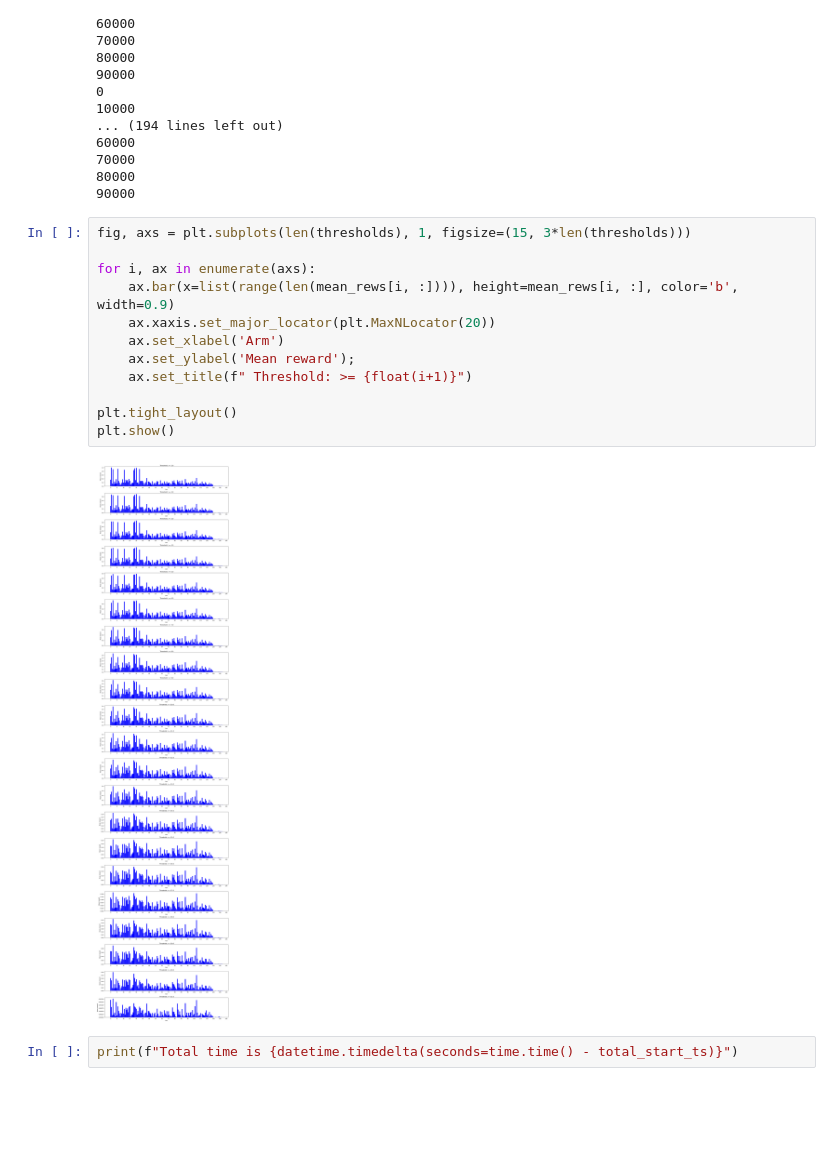
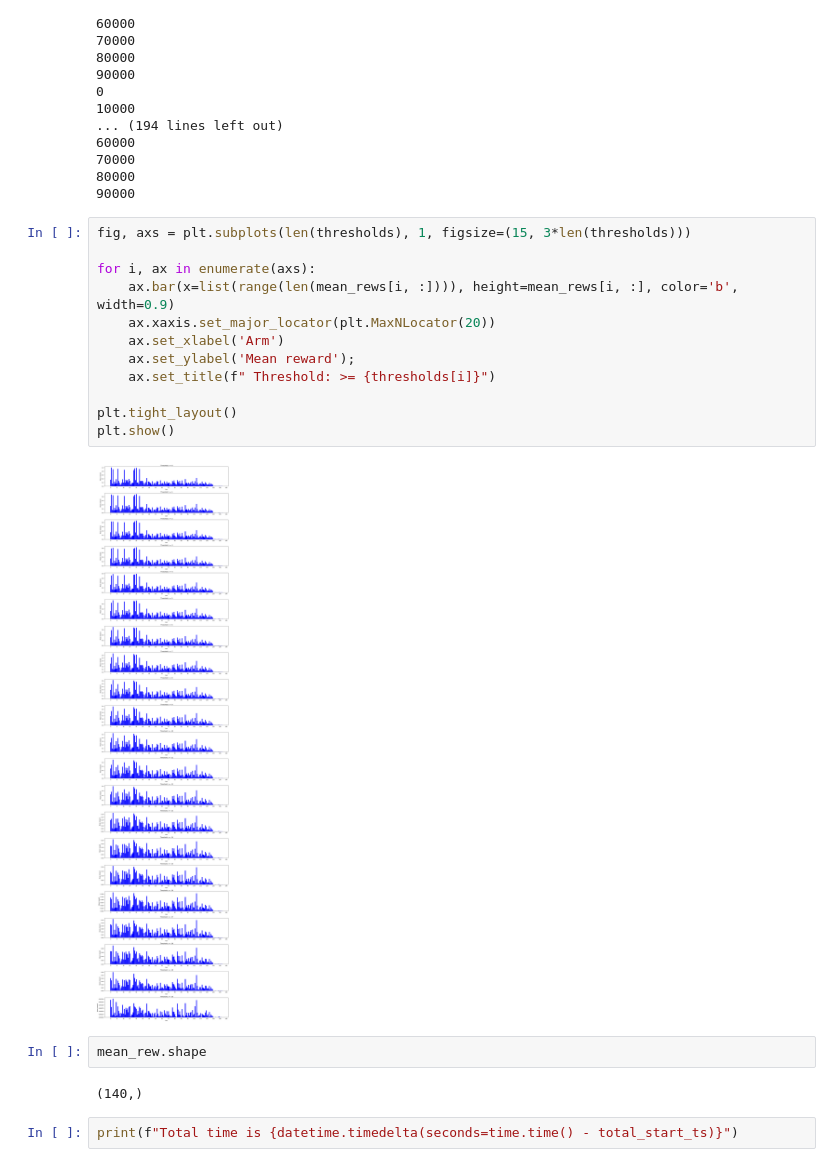
Before and after one commit to saeedghoorchian/BCMAB-RP, a Jupyter notebook: samples/6_check_jester_rewards.ipynb, the cells around one changed output. Drawn from its saved outputs; the diff is of its cells as text; blank space fills up the shorter version.

```diff
--- a/samples/6_check_jester_rewards.ipynb
+++ b/samples/6_check_jester_rewards.ipynb
@@ -79,17 +79,21 @@ for i, threshold in enumerate(thresholds):
 # %%
 fig, axs = plt.subplots(len(thresholds), 1, figsize=(15, 3*len(thresholds)))
 
 for i, ax in enumerate(axs):
     ax.bar(x=list(range(len(mean_rews[i, :]))), height=mean_rews[i, :], color='b', width=0.9)
     ax.xaxis.set_major_locator(plt.MaxNLocator(20))
     ax.set_xlabel('Arm')
     ax.set_ylabel('Mean reward');
-    ax.set_title(f" Threshold: >= {float(i+1)}")
+    ax.set_title(f" Threshold: >= {thresholds[i]}")
 
 plt.tight_layout()
 plt.show()
 # %% [output]
-[figure, old version]
+[figure, new version]
+# %%
+mean_rew.shape
+# %% [output]
+(140,)
 # %%
 print(f"Total time is {datetime.timedelta(seconds=time.time() - total_start_ts)}")
 # %% [output]
```
Also changed, not shown: parts of 2 cells of this notebook, 7 other files.
